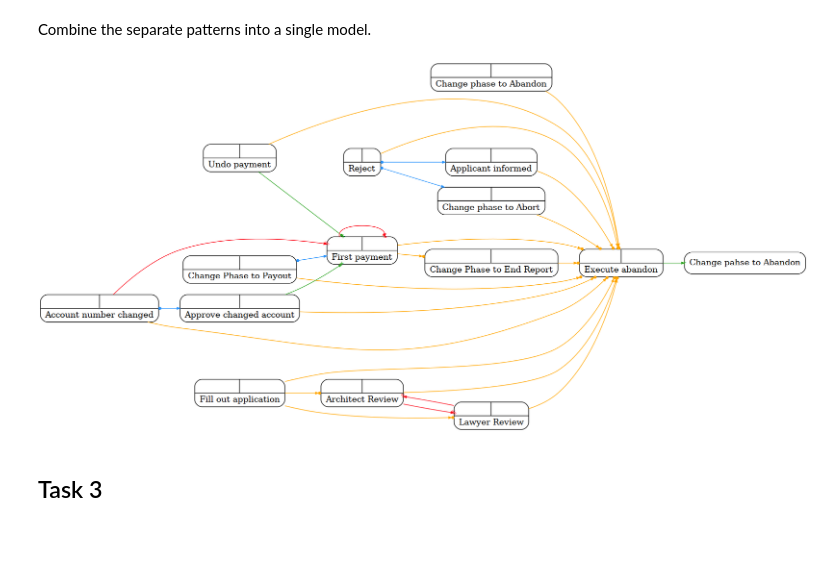
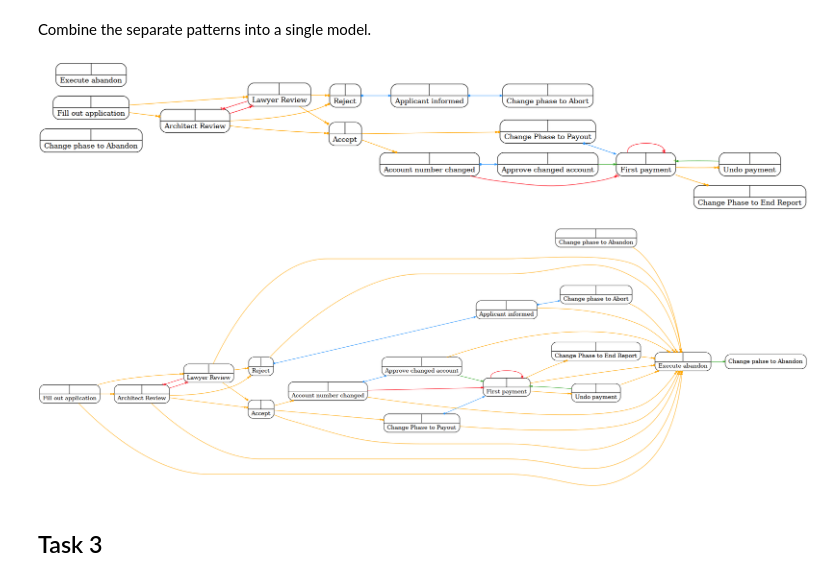
Before and after one commit to bgv600/REBS, a Jupyter notebook: Mandatory Assignment 1/pm4py-dcr-feature-dcr_in_pm4py_revised/notebooks/rebs2024_assignment1.ipynb, the cells around one changed output. Drawn from its saved outputs; the diff is of its cells as text; code cells hidden in the pictures; blank space fills up the shorter version.

```diff
--- a/Mandatory Assignment 1/pm4py-dcr-feature-dcr_in_pm4py_revised/notebooks/rebs2024_assignment1.ipynb
+++ b/Mandatory Assignment 1/pm4py-dcr-feature-dcr_in_pm4py_revised/notebooks/rebs2024_assignment1.ipynb
@@ -539,7 +574,7 @@ events = [
     "Applicant informed", "Change phase to Abort", "Change Phase to Payout",
     "First payment", "Undo payment", "Change Phase to End Report",
     "Account number changed", "Approve changed account", "Execute abandon",
-    "Change phase to Abandon"
+    "Change phase to Abandon", "Accept"
 ]
 
 for event in events:
@@ -550,37 +585,50 @@ for event in events:
 for event in graph.events:
     graph.marking.included.add(event)
     graph.conditions[event] = set()
     graph.responses[event] = set()
 
 graph.conditions["Lawyer Review"] = {"Fill out application"}
 graph.conditions["Architect Review"] = {"Fill out application"}
 
 graph.excludes["Lawyer Review"] = {"Architect Review"}
 graph.excludes["Architect Review"] = {"Lawyer Review"}
 
-graph.responses["Reject"].add("Applicant informed")
-graph.responses["Reject"].add("Change phase to Abort")
+graph.responses["Reject"] = {"Applicant informed"}
+graph.responses["Applicant informed"] = {"Change phase to Abort"}
 
 graph.excludes["First payment"] = {"First payment"}
-graph.includes["Undo payment"] = {"First payment"} # Why is the order switched?
+graph.conditions["Undo payment"] = {"First payment"} # Right order???
+graph.includes["Undo payment"] = {"First payment"}
 
 graph.responses["Account number changed"] = {"Approve changed account"}
 graph.excludes["Account number changed"] = {"First payment"}
 graph.includes["Approve changed account"] = {"First payment"}
 
 graph.responses["Change Phase to Payout"] = {"First payment"}
 
 graph.conditions["Change Phase to End Report"] = {"First payment"}
 graph.responses["Change Phase to Payout"] = {"First payment"}
 
+graph.conditions["Accept"].add("Lawyer Review")
+graph.conditions["Accept"].add("Architect Review")
+graph.conditions["Reject"].add("Lawyer Review")
+graph.conditions["Reject"].add("Architect Review")
+
+
+graph.conditions["Change Phase to Payout"].add("Accept")
+graph.conditions["Account number changed"].add("Accept")
+
+pm4py.view_dcr(graph)
+
 for event in events:
     if event != "Execute abandon":
         graph.conditions["Execute abandon"].add(event)
 graph.includes["Execute abandon"] = {"Change pahse to Abandon"}
 
 pm4py.view_dcr(graph)
 # %% [output]
-[figure, old version]
+[figure, new version]
+[figure, added]
 # %% [markdown]
 ## Task 3
 # %% [markdown]
```
Also changed, not shown: parts of 4 cells of this notebook.
